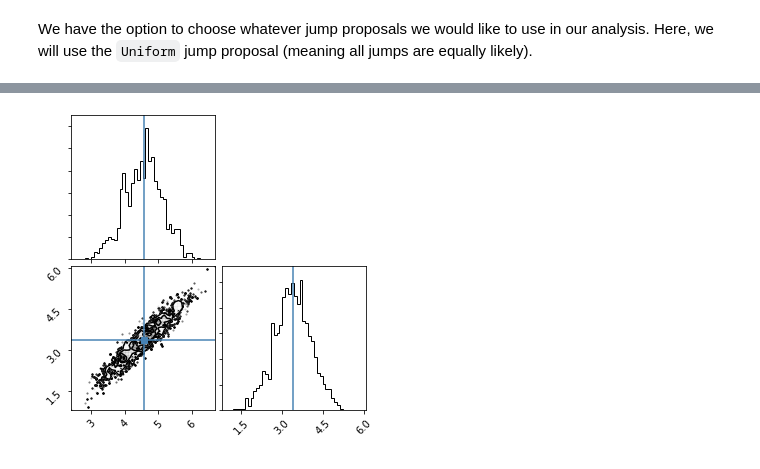
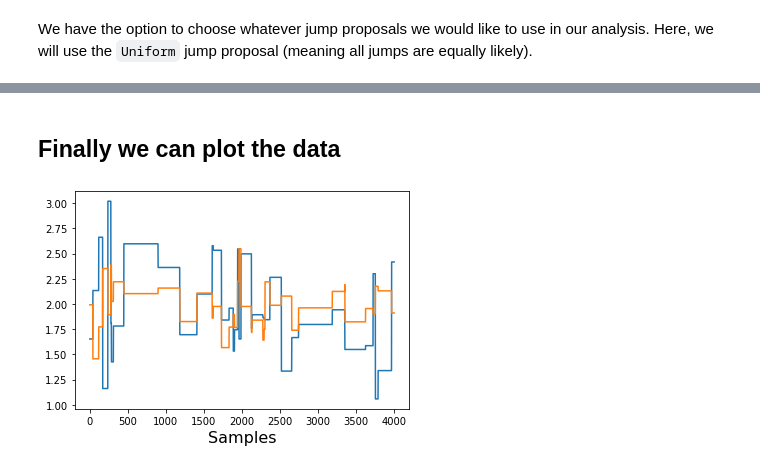
Before and after one commit to rgreen1995/PTMCMCSampler, a Jupyter notebook: examples/simple.ipynb, the cells around one changed output, grey strips where cells are left out. Drawn from its saved outputs; the diff is of its cells as text; code cells hidden in the pictures.

```diff
--- a/examples/simple.ipynb
+++ b/examples/simple.ipynb
@@ -20,7 +23,7 @@ class GaussianLikelihood(object):
         self.b = np.ones(ndim)*pmax
 
         # get means
-        self.mu = np.random.uniform(pmin, pmax, ndim)
+        self.mu = [2]*ndim
 
         # ... and a positive definite, non-trivial covariance matrix.
         cov  = 0.5-np.random.rand(ndim**2).reshape((ndim, ndim))
@@ -70,6 +73,6 @@ initialize_jump_proposal_kwargs = {"Uniform": {"pmin": 0, "pmax": 10}}
 
 Different jump proposal weights are given as integers. For example we have used a weight of 20 for all three proposals here. That means that each will be used with a probability of 20/60 = 1/3.
 # %%
-sampler.sample(p0, 100000, weights=weights, initialize_jump_proposal_kwargs=initialize_jump_proposal_kwargs,
+data = sampler.sample(p0, 5000, weights=weights, initialize_jump_proposal_kwargs=initialize_jump_proposal_kwargs,
                burn=500, thin=1, covUpdate=500)
 # %% [output]
@@ -104,3 +80,0 @@ The output data has ndim + 4 columns. The first ndim columns are just the sample
-# %%
-data = np.loadtxt('chains/chain_1.txt')
-chaint = data[:,:-4]
@@ -114,6 +81,7 @@ plt.plot(data[burn:,-4])
-# %%
-# get the true values and plot the posteriors for the first 10 parameters
-truth = glo.mu
-corner.corner(chaint[burn:,:10], bins=50, truths=truth);
-# %% [output]
-[figure, removed]
+# %% [markdown]
+## Finally we can plot the data
+# %%
+data.set_burnin(burnin=500)
+fig = data.plot_chains()
+# %% [output]
+[figure, added]
```
Also changed, not shown: parts of 10 cells of this notebook, 3 other files.
